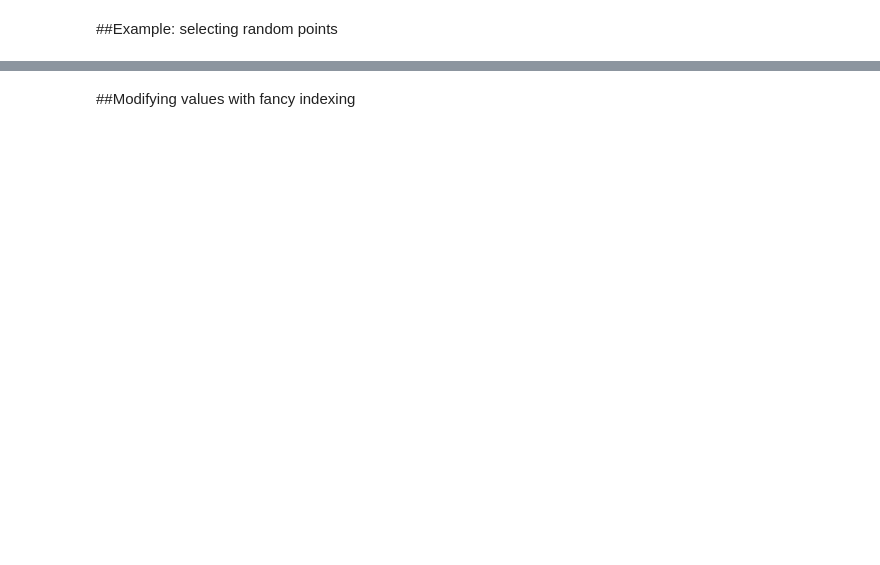
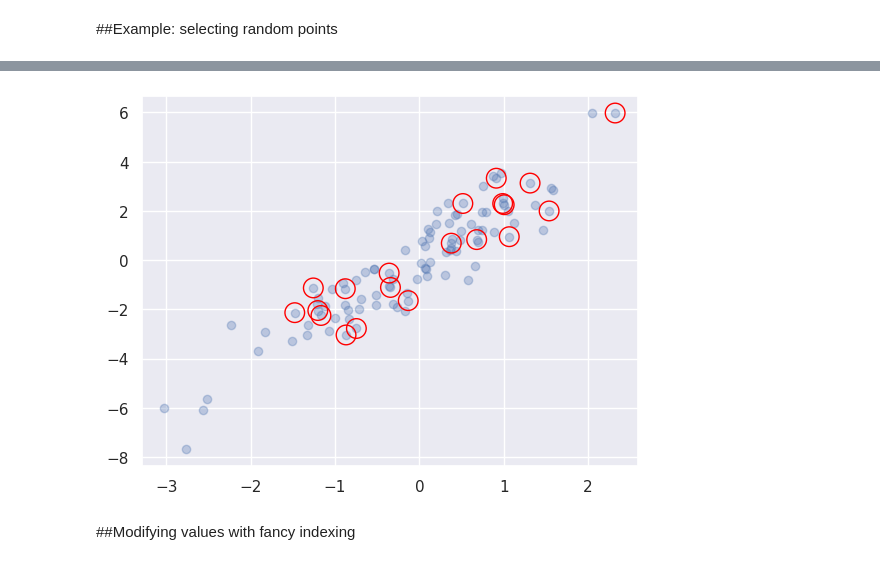
Before and after one commit to FabrizioBettetti/Machine_learning, a Jupyter notebook: Numpy_basics.ipynb, the cells around one changed output, grey strips where cells are left out. Saved outputs shown, nothing was run; the diff lists cells and outputs as text; code cells hidden in the pictures; blank space fills up the shorter version.

```diff
--- a/Numpy_basics.ipynb
+++ b/Numpy_basics.ipynb
@@ -1104,6 +1159,8 @@ selection.shape
 # %%
 plt.scatter(X[:, 0], X[:, 1], alpha=0.3)
-plt.scatter(selection[:, 0], selection[:, 1], facecolor='none', s=200)
+plt.scatter(selection[:, 0], selection[:, 1], facecolor='none', edgecolor='red', s=200);
+# %% [output]
+[figure, added]
 # %% [markdown]
 ##Modifying values with fancy indexing
 # %%
```
Also changed, not shown: parts of 51 cells of this notebook.
